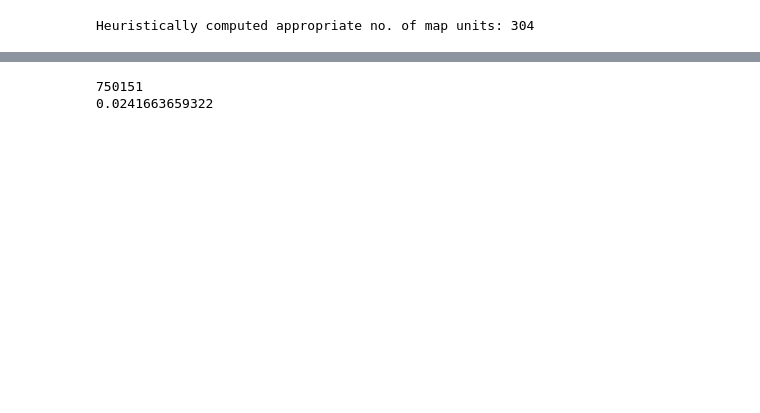
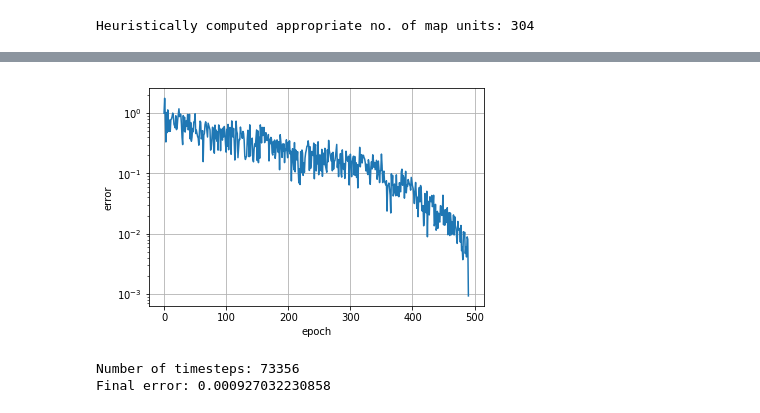
Before and after one commit to JRC1995/Self-Organizing-Map, a Jupyter notebook: SOM.ipynb, the cells around one changed output, grey strips where cells are left out. Drawn from its saved outputs; the diff is of its cells as text; code cells hidden in the pictures; blank space fills up the shorter version.

```diff
--- a/SOM.ipynb
+++ b/SOM.ipynb
@@ -134,7 +167,16 @@ while epoch <= epochs:
-# %%
-print timestep
-print J
-# %% [output]
-750151
-0.0241663659322
+# %%
+# Show a plot of the error at each epoch to show convergence, but this is guaranteed in SOM
+# due to the learning rate and neighbourhood decay
+plt.plot(convergence)
+plt.ylabel('error')
+plt.xlabel('epoch')
+plt.grid(True)
+plt.yscale('log')
+plt.show()
+print('Number of timesteps: ' + str(timestep))
+print('Final error: ' + str(J))
+# %% [output]
+[figure, added]
+Number of timesteps: 73356
+Final error: 0.000927032230858
 # %%
```
Also changed, not shown: parts of 5 cells of this notebook.
